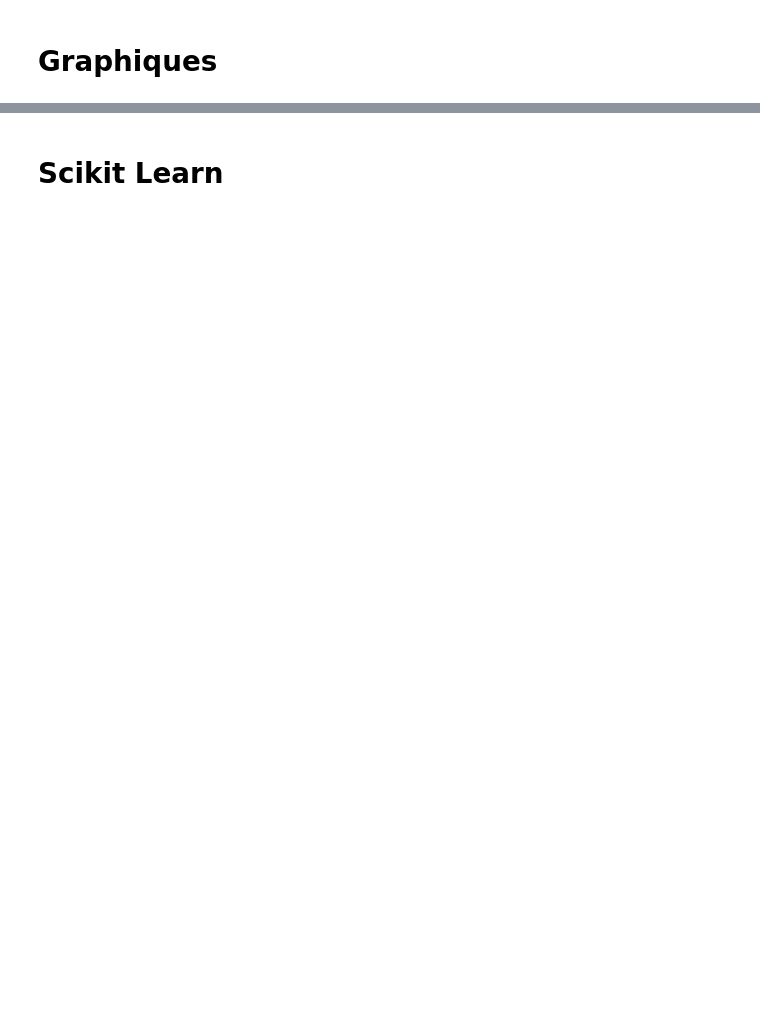
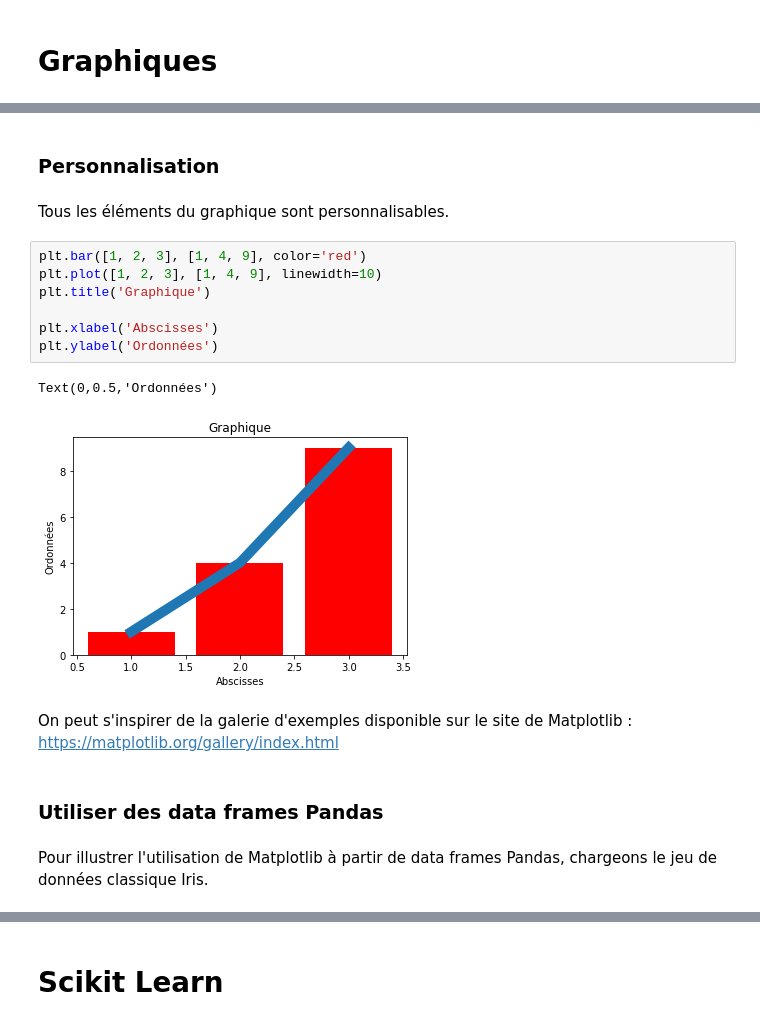
Before and after one commit to QuentinFresnel/FormationPython, a Jupyter notebook: Session 2.ipynb, the cells around one changed output, grey strips where cells are left out. Saved outputs shown, nothing was run; the diff lists cells and outputs as text; blank space fills up the shorter version.

```diff
--- a/Session 2.ipynb
+++ b/Session 2.ipynb
@@ -490,0 +561,20 @@ pd.read_csv('df.csv', index_col=0)
+# %% [markdown]
+### Personnalisation
+# %% [markdown]
+Tous les éléments du graphique sont personnalisables.
+# %%
+plt.bar([1, 2, 3], [1, 4, 9], color='red')
+plt.plot([1, 2, 3], [1, 4, 9], linewidth=10)
+plt.title('Graphique')
+
+plt.xlabel('Abscisses')
+plt.ylabel('Ordonnées')
+# %% [output]
+Text(0,0.5,'Ordonnées')
+[figure, added]
+# %% [markdown]
+On peut s'inspirer de la galerie d'exemples disponible sur le site de Matplotlib : https://matplotlib.org/gallery/index.html
+# %% [markdown]
+### Utiliser des data frames Pandas
+# %% [markdown]
+Pour illustrer l'utilisation de Matplotlib à partir de data frames Pandas, chargeons le jeu de données classique Iris.
```
Also changed, not shown: parts of 43 cells of this notebook, 1 other file.
